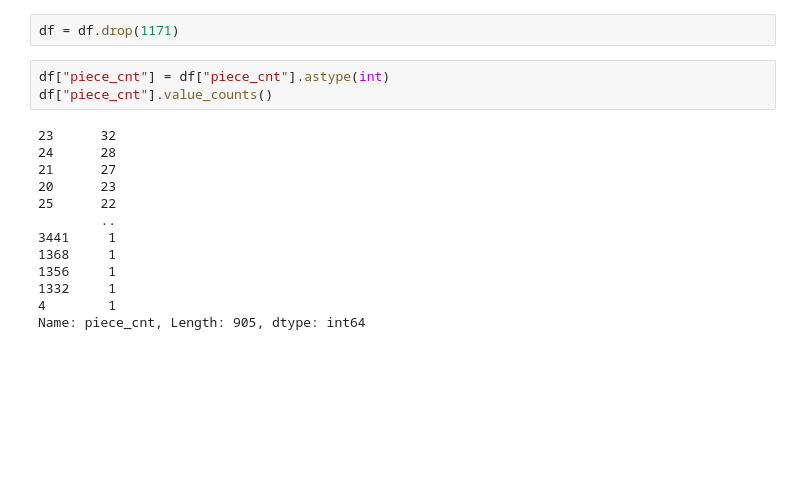
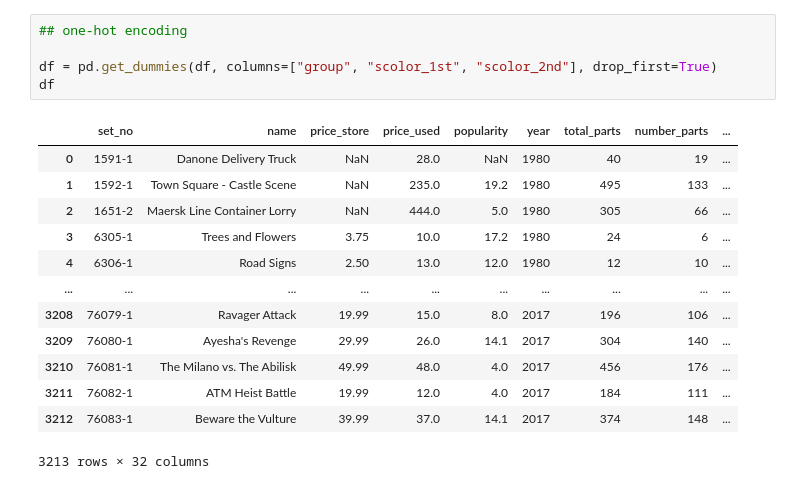
Before and after one commit to PhilBusko/RegressionProject, a Jupyter notebook: 500-support-vector-regression.ipynb, the cells around one changed output. Drawn from its saved outputs; the diff is of its cells as text; blank space fills up the shorter version.

```diff
--- a/500-support-vector-regression.ipynb
+++ b/500-support-vector-regression.ipynb
@@ -87,18 +33,19 @@ df[filter]
-# %%
-df = df.drop(1171)
-# %%
-df["piece_cnt"] = df["piece_cnt"].astype(int)
-df["piece_cnt"].value_counts()
-# %% [output]
-23      32
-24      28
-21      27
-20      23
-25      22
-        ..
-3441     1
-1368     1
-1356     1
-1332     1
-4        1
-Name: piece_cnt, Length: 905, dtype: int64
+# %%
+## one-hot encoding
+
+df = pd.get_dummies(df, columns=["group", "scolor_1st", "scolor_2nd"], drop_first=True)
+df
+# %% [output]
+|  | set_no | name | price_store | price_used | popularity | year | total_parts | number_parts | ... |
+| 0 | 1591-1 | Danone Delivery Truck | NaN | 28.0 | NaN | 1980 | 40 | 19 | ... |
+| 1 | 1592-1 | Town Square - Castle Scene | NaN | 235.0 | 19.2 | 1980 | 495 | 133 | ... |
+| 2 | 1651-2 | Maersk Line Container Lorry | NaN | 444.0 | 5.0 | 1980 | 305 | 66 | ... |
+| 3 | 6305-1 | Trees and Flowers | 3.75 | 10.0 | 17.2 | 1980 | 24 | 6 | ... |
+| 4 | 6306-1 | Road Signs | 2.50 | 13.0 | 12.0 | 1980 | 12 | 10 | ... |
+| ... | ... | ... | ... | ... | ... | ... | ... | ... | ... |
+| 3208 | 76079-1 | Ravager Attack | 19.99 | 15.0 | 8.0 | 2017 | 196 | 106 | ... |
+| 3209 | 76080-1 | Ayesha's Revenge | 29.99 | 26.0 | 14.1 | 2017 | 304 | 140 | ... |
+| 3210 | 76081-1 | The Milano vs. The Abilisk | 49.99 | 48.0 | 4.0 | 2017 | 456 | 176 | ... |
+| 3211 | 76082-1 | ATM Heist Battle | 19.99 | 12.0 | 4.0 | 2017 | 184 | 111 | ... |
+| 3212 | 76083-1 | Beware the Vulture | 39.99 | 37.0 | 14.1 | 2017 | 374 | 148 | ... |
+3213 rows × 32 columns
```
Also changed, not shown: parts of 26 cells of this notebook, 2 other files.
